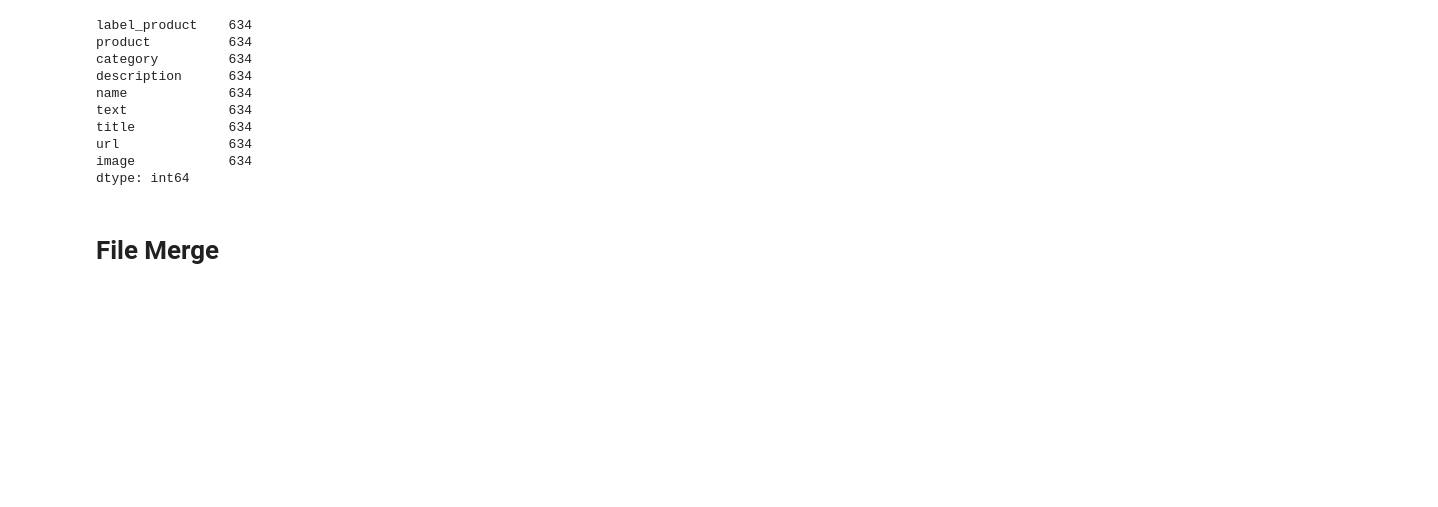
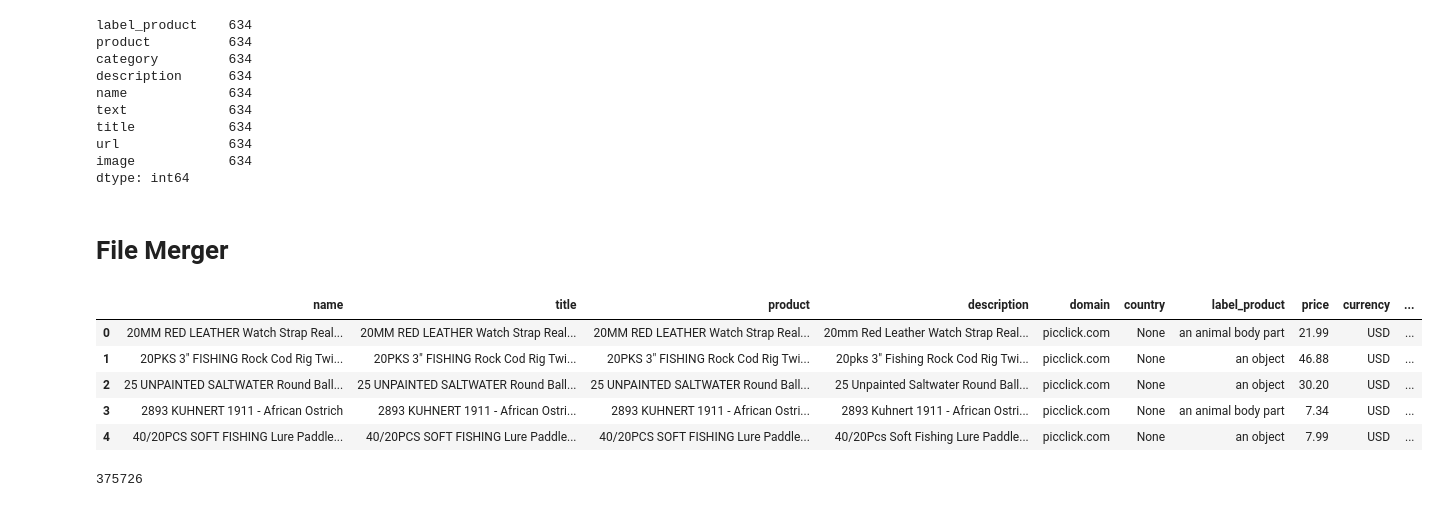
Before and after one commit to sammitako/CS-GY-6513-Big-Data, a Jupyter notebook: Exploratory_data_analysis.ipynb, the cells around one changed output. Cells and saved outputs as stored; diff of their text form; code cells hidden in the pictures; blank space fills up the shorter version.

```diff
--- a/Exploratory_data_analysis.ipynb
+++ b/Exploratory_data_analysis.ipynb
@@ -39,19 +45,10 @@ To adjust logging level use sc.setLogLevel(newLevel). For SparkR, use setLogLeve
 # %% [markdown]
 # File Reader
 # %%
-import os
-
 processed_path = '/home/hp2229_nyu_edu/Project/WildLife/processed-data-oct'
-crawled_path = '/home/hp2229_nyu_edu/Project/WildLife/crawler-data'
-
 parquet_files = []
-deflate_files = []
 
 for file in os.listdir(processed_path):
     if file.endswith('.parquet'):
         parquet_files.append(os.path.join(processed_path, file))
-
-for file in os.listdir(crawled_path):
-    if file.endswith('.deflate'):
-        deflate_files.append(os.path.join(crawled_path, file))
 # %% [markdown]
@@ -347,19 +344,18 @@ url              634
 image            634
 dtype: int64
 # %% [markdown]
-# File Merge
+# File Merger
 # %%
-import pandas as pd
-import pyarrow.parquet as pq
-from pathlib import Path
+processed_path = '/home/hp2229_nyu_edu/Project/WildLife/processed-data-oct'
 
 # Get a list of all Parquet files in the directory
-parquet_files = list(Path('./processed-data-oct/').rglob('*.parquet'))
+parquet_files = list(Path(processed_path).rglob('*.parquet'))
 
 combined_df = pd.DataFrame()
 # %%
-# Loop through each Parquet file (selected columns)
+# Loop through each Parquet file
+# Selected columns: species, geography, prices
 for file in parquet_files:
-    table = pq.read_table(file, columns=['name', 'title', 'product', 'description', 'domain', 'country', 'label_product', 'price', 'currency'])
+    table = pq.read_table(file, columns=['name', 'title', 'product', 'description', 'domain', 'country', 'label_product', 'price', 'currency', 'production_data', 'image', 'url', 'location', 'ships to', 'loc_name', 'lat', 'lon'])
     df = table.to_pandas()
     combined_df = combined_df.append(df, ignore_index=True)
@@ -365,0 +365,13 @@ for file in parquet_files:
+# %%
+combined_df.head()
+# %% [output]
+|  | name | title | product | description | domain | country | label_product | price | currency | ... |
+| 0 | 20MM RED LEATHER Watch Strap Real... | 20MM RED LEATHER Watch Strap Real... | 20MM RED LEATHER Watch Strap Real... | 20mm Red Leather Watch Strap Real... | picclick.com | None | an animal body part | 21.99 | USD | ... |
+| 1 | 20PKS 3" FISHING Rock Cod Rig Twi... | 20PKS 3" FISHING Rock Cod Rig Twi... | 20PKS 3" FISHING Rock Cod Rig Twi... | 20pks 3" Fishing Rock Cod Rig Twi... | picclick.com | None | an object | 46.88 | USD | ... |
+| 2 | 25 UNPAINTED SALTWATER Round Ball... | 25 UNPAINTED SALTWATER Round Ball... | 25 UNPAINTED SALTWATER Round Ball... | 25 Unpainted Saltwater Round Ball... | picclick.com | None | an object | 30.20 | USD | ... |
+| 3 | 2893 KUHNERT 1911 - African Ostrich | 2893 KUHNERT 1911 - African Ostri... | 2893 KUHNERT 1911 - African Ostri... | 2893 Kuhnert 1911 - African Ostri... | picclick.com | None | an animal body part | 7.34 | USD | ... |
+| 4 | 40/20PCS SOFT FISHING Lure Paddle... | 40/20PCS SOFT FISHING Lure Paddle... | 40/20PCS SOFT FISHING Lure Paddle... | 40/20Pcs Soft Fishing Lure Paddle... | picclick.com | None | an object | 7.99 | USD | ... |
+# %%
+combined_df.shape[0]
+# %% [output]
+375726
```
Also changed, not shown: parts of 4 cells of this notebook.
